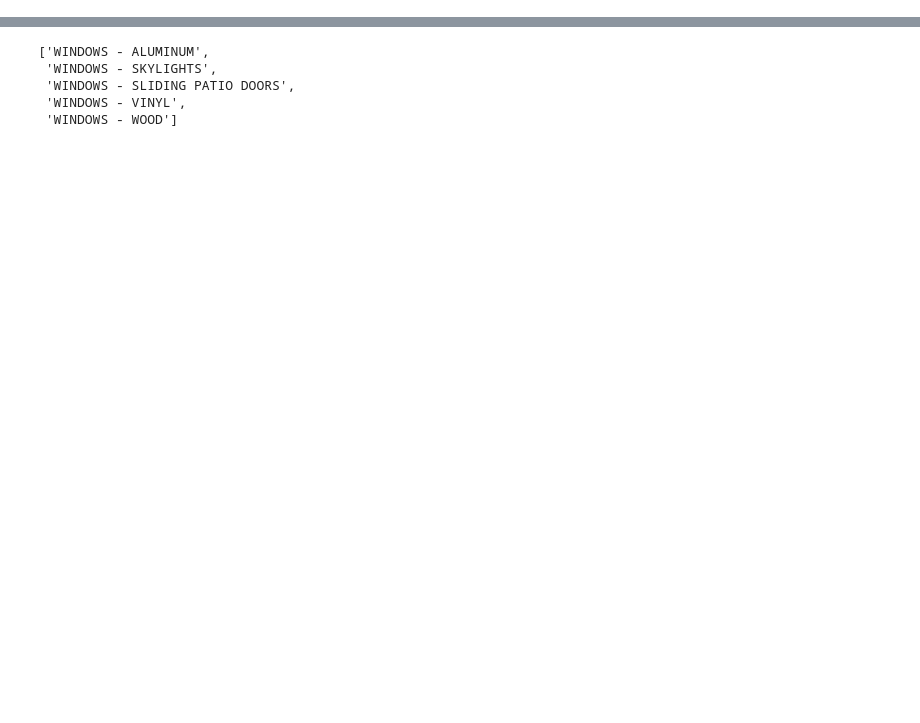
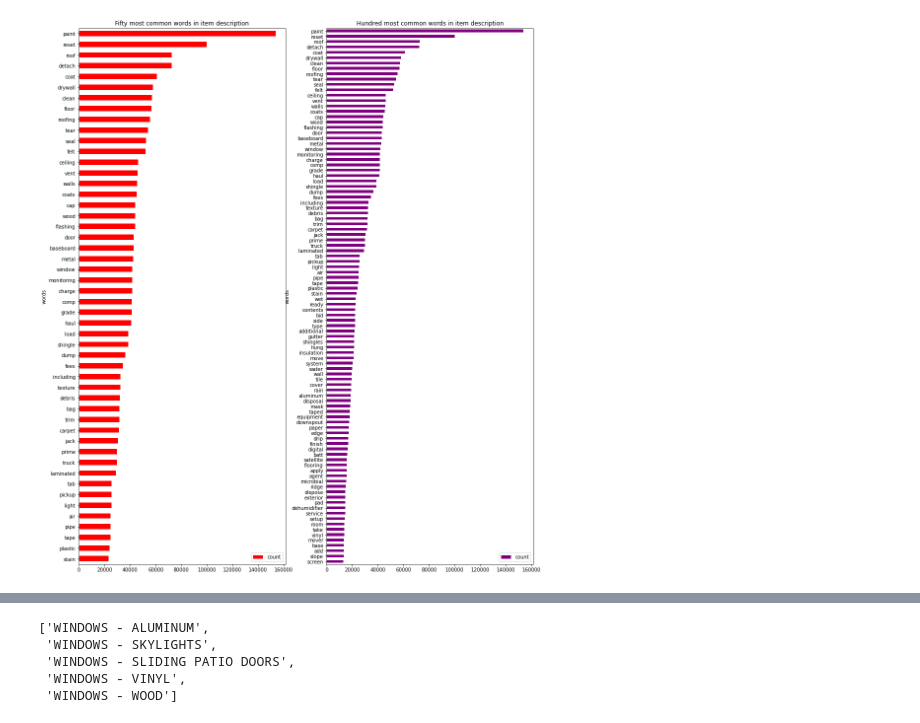
Before and after one commit to ssuchek/Travelers, a Jupyter notebook: investigation.ipynb, the cells around one changed output, grey strips where cells are left out. Saved outputs shown, nothing was run; the diff lists cells and outputs as text; code cells hidden in the pictures; blank space fills up the shorter version.

```diff
--- a/investigation.ipynb
+++ b/investigation.ipynb
@@ -29,0 +369,6 @@ data.shape[0]
+# %%
+basic_preprocessor = Preprocessor(BASIC_PREPROCESS)
+data = basic_preprocessor.calculate(data)
+
+processed_file = '{}/Pentatonic_Xact_Categories_5yr_processed.csv'.format(data_path)
+save_data_to_csv(data, processed_file, index=False)
@@ -42,0 +387,13 @@ data = data.rename(columns=rename_map)
+# %%
+import collections
+
+words = collections.Counter(item_list)
+
+total_words = len(set(words))
+
+mylogger.info("Total unique words: {}".format(total_words))
+
+most_frequent_words = pd.DataFrame(words.most_common(total_words),
+                             columns=['words', 'count'])
+
+save_data_to_csv(most_frequent_words, "data/most_frequent_words.csv", index=False)
@@ -43,5 +402,37 @@ data = data.rename(columns=rename_map)
 # %%
-# data.drop(columns=["primary_col_desc"], inplace=True)
+import matplotlib.pyplot as plt
+import seaborn as sns
+
+fig, (ax1, ax2) = plt.subplots(1, 2)
+
+plt.subplots_adjust(left=1.6, right=3.2)
+
+# Plot horizontal bar graph
+most_frequent_words.head(50).sort_values(by='count').plot(kind='barh',
+                    x='words',
+                      y='count',
+                      ax=ax1,
+                      color="red",
+                      figsize=(8, 20))
+
+ax1.set_title("Fifty most common words in item description")
+
+fig2 = most_frequent_words.head(100).sort_values(by='count').plot(kind='barh',
+                    x='words',
+                      y='count',
+                      ax=ax2,
+                      color="purple",
+                    figsize=(8, 20))
+
+ax2.set_title("Hundred most common words in item description")
+
+plt.savefig('item_description_frequency_analysis.png', bbox_inches='tight', facecolor='w', dpi=600)
+plt.show()
+
+# fig2.savefig('item_description_frequency_analysis_50.png')
+# fig2.savefig('item_description_frequency_analysis_100.png')
+# %% [output]
+[figure, added]
 # %%
 grouped = data.groupby('subcategory')
 categories = list(grouped.groups)
```
Also changed, not shown: parts of 32 cells of this notebook, 13 other files.
